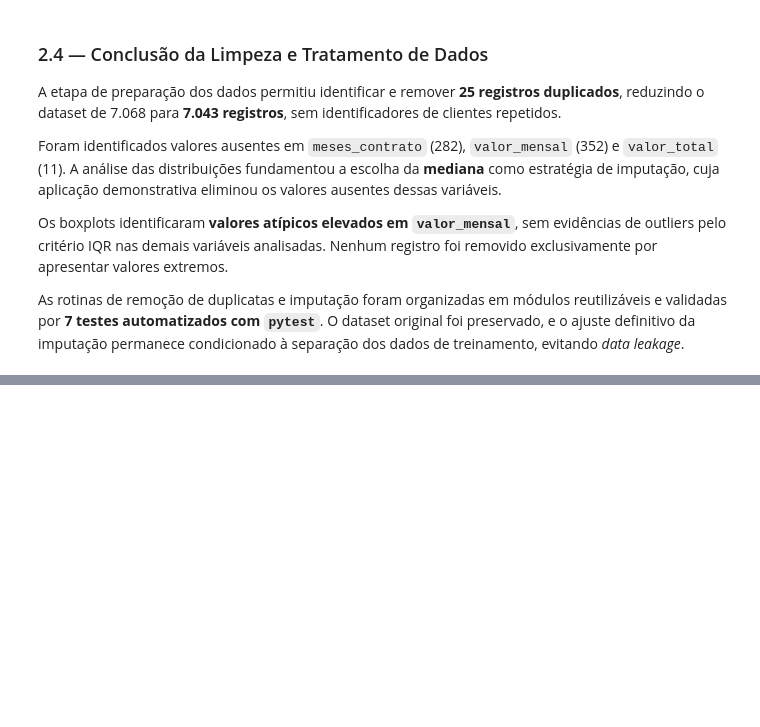
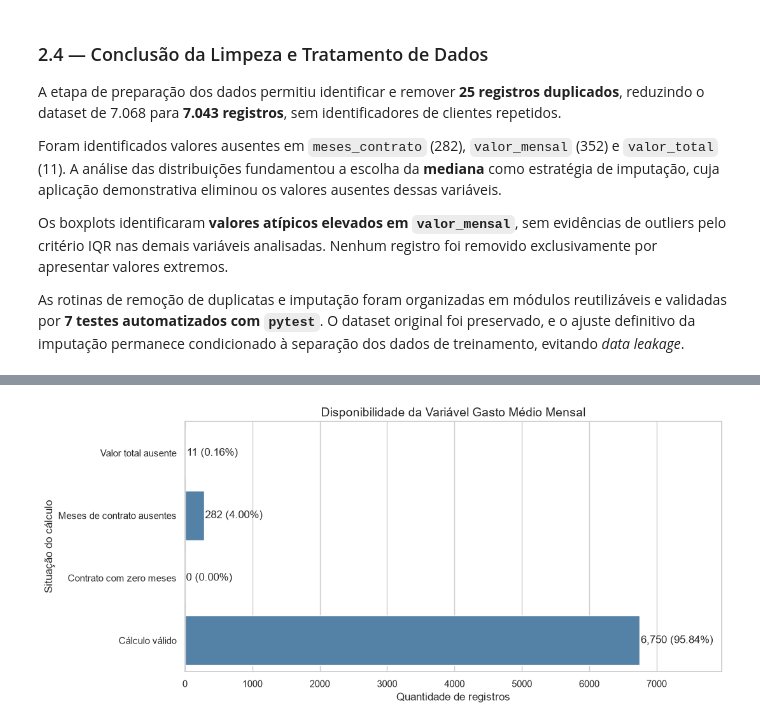
Before and after one commit to Cristina-Freitas/telecom-churn-prediction, a Jupyter notebook: notebooks/01_analise_exploratoria.ipynb, the cells around one changed output, grey strips where cells are left out. Cells and saved outputs as stored; diff of their text form; code cells hidden in the pictures; blank space fills up the shorter version.

```diff
--- a/notebooks/01_analise_exploratoria.ipynb
+++ b/notebooks/01_analise_exploratoria.ipynb
@@ -826,0 +887,86 @@ As rotinas de remoção de duplicatas e imputação foram organizadas em módulo
+# %%
+# ============================================================
+# 3.2 — DISPONIBILIDADE DA VARIÁVEL GASTO MÉDIO MENSAL
+# ============================================================
+
+# Classifica cada registro em uma única categoria
+condicoes = [
+    df_features["valor_total"].isna(),
+    df_features["meses_contrato"].isna(),
+    df_features["meses_contrato"].eq(0),
+    df_features["gasto_medio_mensal"].notna()
+]
+
+categorias = [
+    "Valor total ausente",
+    "Meses de contrato ausentes",
+    "Contrato com zero meses",
+    "Cálculo válido"
+]
+
+classificacao = np.select(
+    condicoes,
+    categorias,
+    default="Outros casos inválidos"
+)
+
+# Contagem por categoria
+contagem = pd.Series(classificacao).value_counts()
+contagem = contagem.reindex(categorias, fill_value=0)
+
+# Verifica a consistência das classificações
+assert contagem.sum() == len(df_features)
+assert contagem.iloc[:3].sum() == total_ausentes
+
+# Exibe os resultados
+display(contagem.to_frame(name="Quantidade"))
+
+# Cria o gráfico
+fig, ax = plt.subplots(figsize=(11, 5))
+
+sns.barplot(
+    x=contagem.values,
+    y=contagem.index,
+    color="steelblue",
+    ax=ax
+)
+
+# Adiciona quantidades e percentuais
+for i, quantidade in enumerate(contagem.values):
+    percentual = quantidade / len(df_features) * 100
+
+    ax.text(
+        quantidade + 15,
+        i,
+        f"{quantidade:,} ({percentual:.2f}%)",
+        va="center"
+    )
+
+ax.set_title(
+    "Disponibilidade da Variável Gasto Médio Mensal",
+    fontsize=14
+)
+ax.set_xlabel("Quantidade de registros")
+ax.set_ylabel("Situação do cálculo")
+ax.set_xlim(0, contagem.max() * 1.18)
+
+plt.tight_layout()
+
+# Salva o gráfico
+DIRETORIO_FIGURAS = RAIZ_PROJETO / "outputs" / "figures"
+DIRETORIO_FIGURAS.mkdir(parents=True, exist_ok=True)
+
+CAMINHO_GRAFICO = (
+    DIRETORIO_FIGURAS / "06_disponibilidade_gasto_medio_mensal.png"
+)
+
+fig.savefig(
+    CAMINHO_GRAFICO,
+    dpi=300,
+    bbox_inches="tight"
+)
+
+plt.show()
+
+print(f"Gráfico salvo em: {CAMINHO_GRAFICO}")
+# %% [output]
@@ -826,0 +978 @@ As rotinas de remoção de duplicatas e imputação foram organizadas em módulo
+[figure, added]
```
Also changed, not shown: parts of 7 cells of this notebook, 3 other files.
